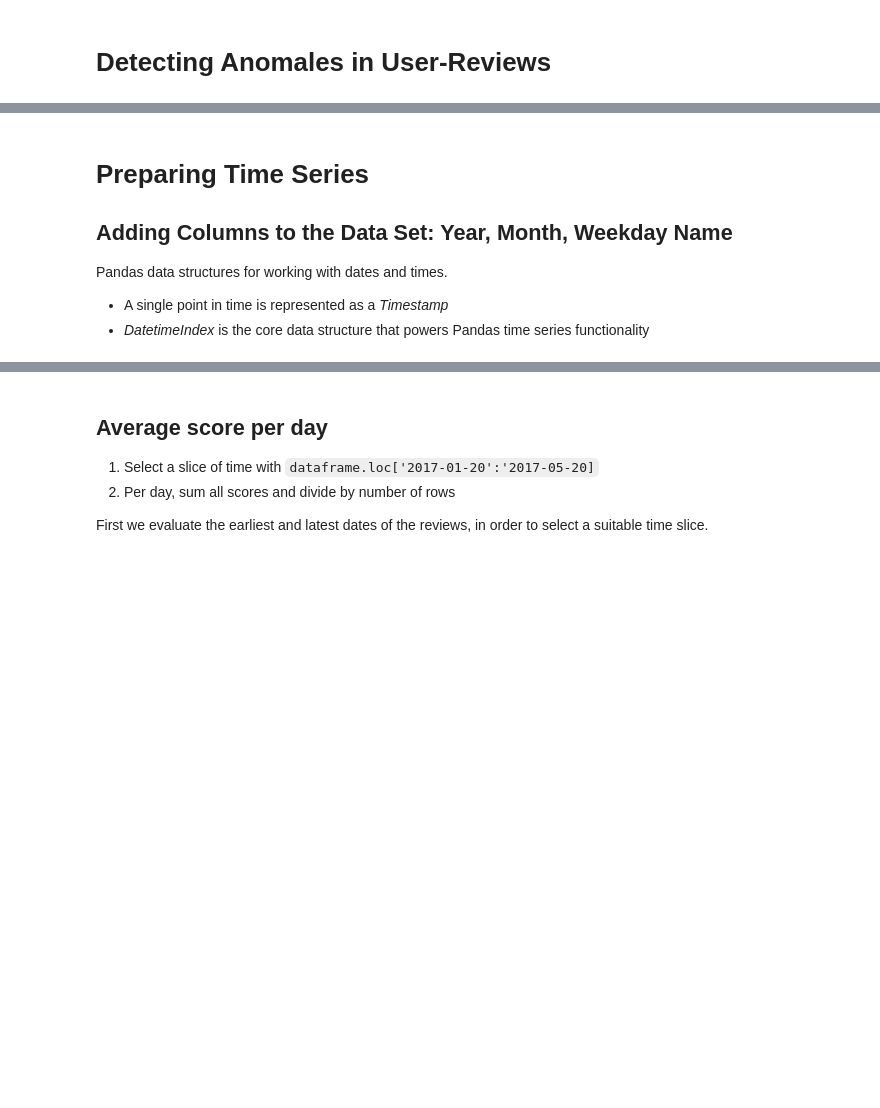
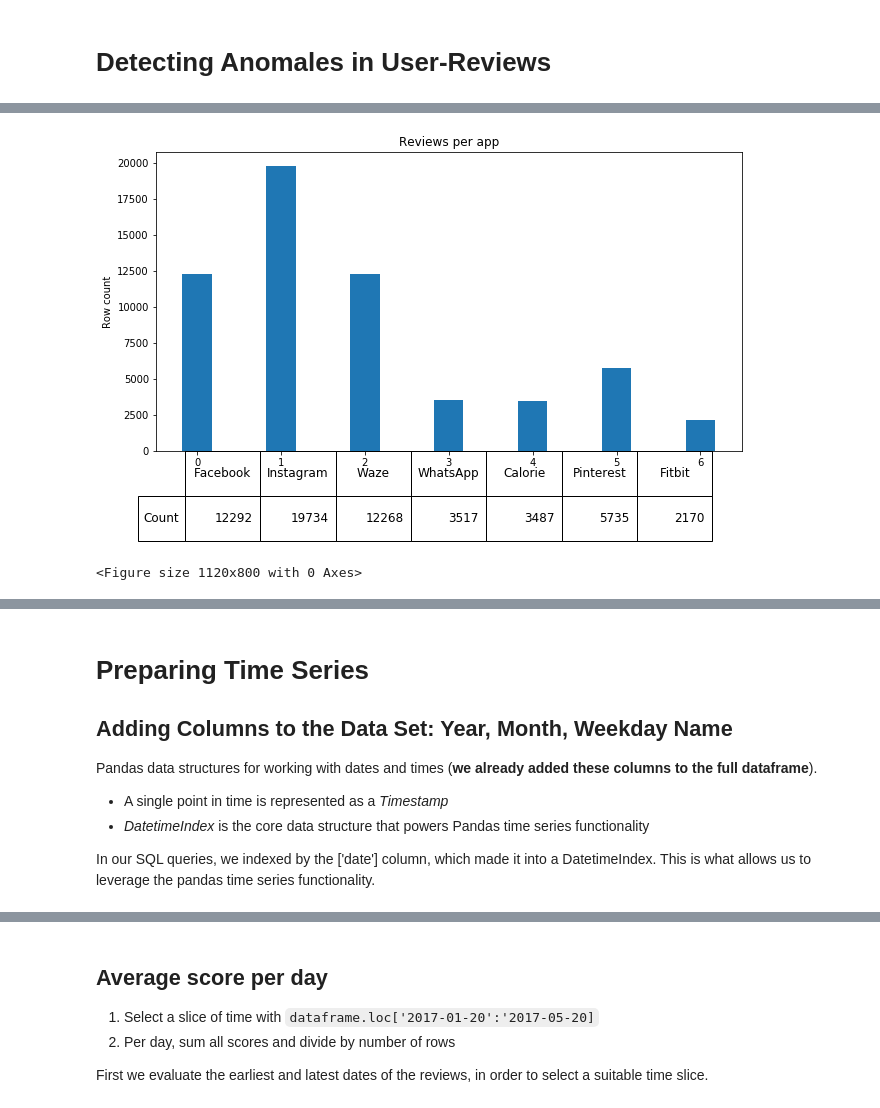
Before and after one commit to gohovd/twitter-anomales, a Jupyter notebook: Anomaly Detection in User Reviews.ipynb, the cells around one changed output, grey strips where cells are left out. Drawn from its saved outputs; the diff is of its cells as text; code cells hidden in the pictures; blank space fills up the shorter version.

```diff
--- a/Anomaly Detection in User Reviews.ipynb
+++ b/Anomaly Detection in User Reviews.ipynb
@@ -20,8 +20,17 @@ import matplotlib.pyplot as plt
 import numpy as np
 import pandas as pd
 
-apps = ['Facebook', 'Instagram', 'Waze', 'Whatsapp', 'Calorie', 'Pinterest', 'Fitbit']
+apps = ['Facebook',
+        'Instagram',
+        'Waze',
+        'Whatsapp',
+        'Calorie Counter MyFitnessPal',
+        'Pinterest',
+        'Fitbit']
+
+applications = {}
 
 db_path = "/Users/gohost/Projects/anomales/jupyter-notebooks/user-reviews/reviews_with_truthset.db"
 
 conn = sqlite3.connect(db_path)
+conn.text_factory = lambda b: b.decode(errors = 'ignore')
@@ -163,0 +56,43 @@ plt.show()
+# %%
+full_query = "SELECT * FROM reviews";
+full_df = pd.read_sql_query(full_query, conn, index_col=['date'], parse_dates=['date'])
+
+# Use pandas to add columns Weekday Name, Month, and Year to the full DataFrame
+full_df['Year'] = full_df.index.year
+full_df['Month'] = full_df.index.month
+full_df['Weekday Name'] = full_df.index.weekday_name
+
+# Create a DataFrame for each application, with columns 'app_name', 'date', and 'score', compile in dictionary
+app_dfs = {}
+for app in apps:
+    query = "SELECT app_name, date, score FROM reviews WHERE app_name='%s'" % app
+    app_dfs[app] = pd.read_sql_query(query, conn, index_col=['date'], parse_dates=['date'])
+
+row_counts = []
+for app in apps:
+    query = "SELECT COUNT(*) FROM reviews WHERE app_name ='%s'" % app
+    rows = pd.read_sql_query(query, conn)
+    row_counts.append(rows.iloc[0]['COUNT(*)'])
+
+# Make a table and barplot showing the row counts per app
+columns = ('Facebook', 'Instagram', 'Waze', 'WhatsApp', 'Calorie', 'Pinterest', 'Fitbit')
+fig, ax = plt.subplots()
+fig.set_size_inches(10.5, 5.5)
+rowcount_table = plt.table(cellText=[row_counts],
+                           rowLabels=['Count'],
+                           colLabels=columns,
+                           loc='bottom',
+                           bbox=[0.05, -0.3, 0.9, 0.3])
+rowcount_bar = plt.bar(np.arange(7),
+                       row_counts,
+                       0.35)
+plt.ylabel('Row count')
+plt.title('Reviews per app')
+fig=plt.figure(figsize=(14, 10), dpi= 80, facecolor='w', edgecolor='w')
+rowcount_table.set_fontsize(18)
+
+plt.show()
+full_df.head(5)
+# %% [output]
+[figure, added]
+<Figure size 1120x800 with 0 Axes>
@@ -164,8 +106,12 @@ plt.show()
 # %% [markdown]
 # Preparing Time Series
 ## Adding Columns to the Data Set: Year, Month, Weekday Name
-Pandas data structures for working with dates and times.
+
+Pandas data structures for working with dates and times (__we already added these columns to the full dataframe__).
+
 - A single point in time is represented as a _Timestamp_
 - _DatetimeIndex_ is the core data structure that powers Pandas time series functionality
+
+In our SQL queries, we indexed by the ['date'] column, which made it into a DatetimeIndex. This is what allows us to leverage the pandas time series functionality.
 # %%
 # The specific formatting of our 'date' column in table 'reviews'
```
Also changed, not shown: parts of 19 cells of this notebook.
